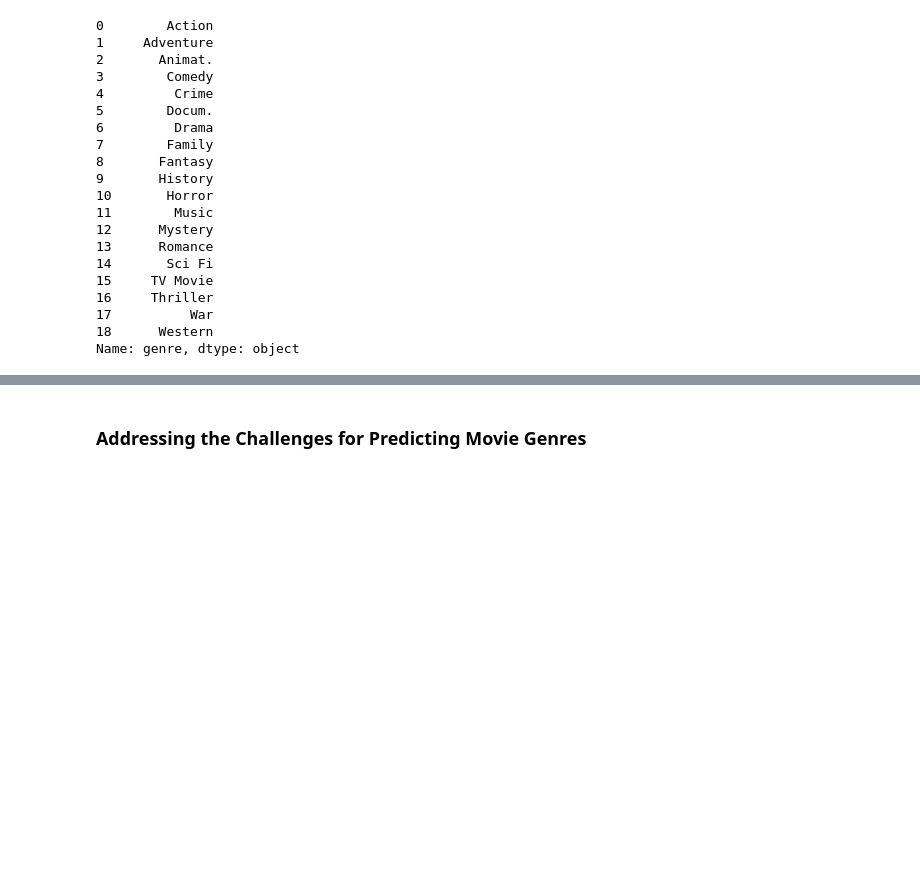
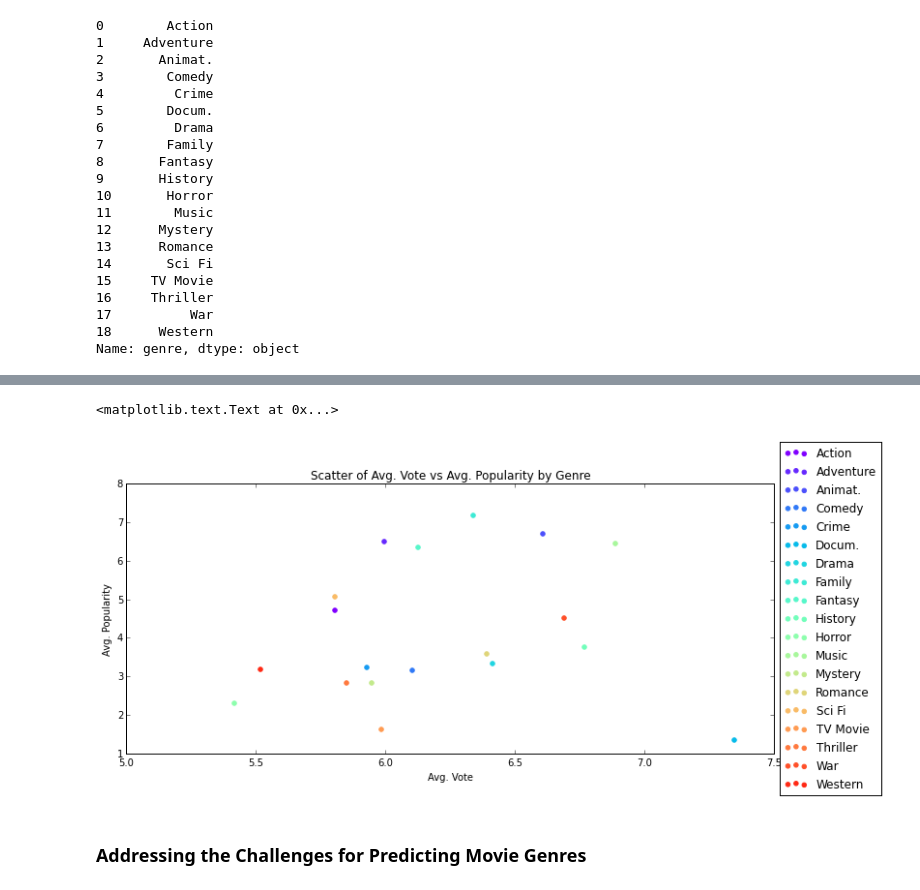
Before and after one commit to TedHeuer/CS109bFinalProject, a Jupyter notebook: Milestone_1_v6.ipynb, the cells around one changed output, grey strips where cells are left out. Saved outputs shown, nothing was run; the diff lists cells and outputs as text; code cells hidden in the pictures; blank space fills up the shorter version.

```diff
--- a/Milestone_1_v6.ipynb
+++ b/Milestone_1_v6.ipynb
@@ -628,0 +642,19 @@ plt.show()
+# %%
+idx = range(0, max_page * movies_per_page)
+cols = ['vote_average', 'popularity', 'num_genres', 'id_1', 'id_2', 'id_3', 'id_4', 'id_5', 'id_6', 'id_7']
+
+g_rate = pd.DataFrame(index=idx, columns=cols)
+for i in range(0, max_page):
+    movies_page = discover.movie(page=(i+1), primary_release_year=2016, vote_count_gte=25)
+
+    for j in range(0, movies_per_page):
+        genre_list = movies_page['results'][j]['genre_ids']
+        row_num = i * movies_per_page + j
+        g_rate.loc[row_num][0] = movies_page['results'][j]['vote_average']
+        g_rate.loc[row_num][1] = movies_page['results'][j]['popularity']
+        g_rate.loc[row_num][2] = len(genre_list)
+
+        for k in range(0, len(genre_list)):
+            g_rate.loc[row_num][k+3] = genre_list[k]
+# %%
+genre_id = tmdb_genre_df
@@ -629,3 +716,30 @@ plt.show()
+# %%
+fig, ax = plt.subplots(figsize = (12,5))
+genre_numbers = np.linspace(0, 1, len(new_cols_chart))
+c_map = plt.get_cmap('rainbow')
+#get a range of colors from color map
+c_norm  = colors.Normalize(vmin=0, vmax=genre_numbers[-1])
+#get a map that maps a group number to a color
+number_map = cmx.ScalarMappable(norm=c_norm, cmap=c_map)
+
+#plot points colored by their group number
+for genre in xrange(len(new_cols_chart)):
+    #convert a group number into a color using our map
+    color = number_map.to_rgba(genre/19.0)
+    #make a scatter plot of a specific group colored by its group number color
+    plt.scatter(g_avg.iloc[genre]['vote_average'],
+                 g_avg.iloc[genre]['popularity'],
+                 label='' + str(g_avg.iloc[genre]['genre']),
+                 color=color,
+                 alpha = 1)
+plt.legend(loc='center left',bbox_to_anchor=(1, 0.5))
+#plt.text(x, y, g_avg['genre'])
+plt.title('Scatter of Avg. Vote vs Avg. Popularity by Genre')
+plt.xlabel('Avg. Vote')
+plt.ylabel('Avg. Popularity')
+# %% [output]
+<matplotlib.text.Text at 0x...>
+[figure, added]
 # %% [markdown]
 ### Addressing the Challenges for Predicting Movie Genres
 # %% [markdown]
```
Also changed, not shown: parts of 26 cells of this notebook.
